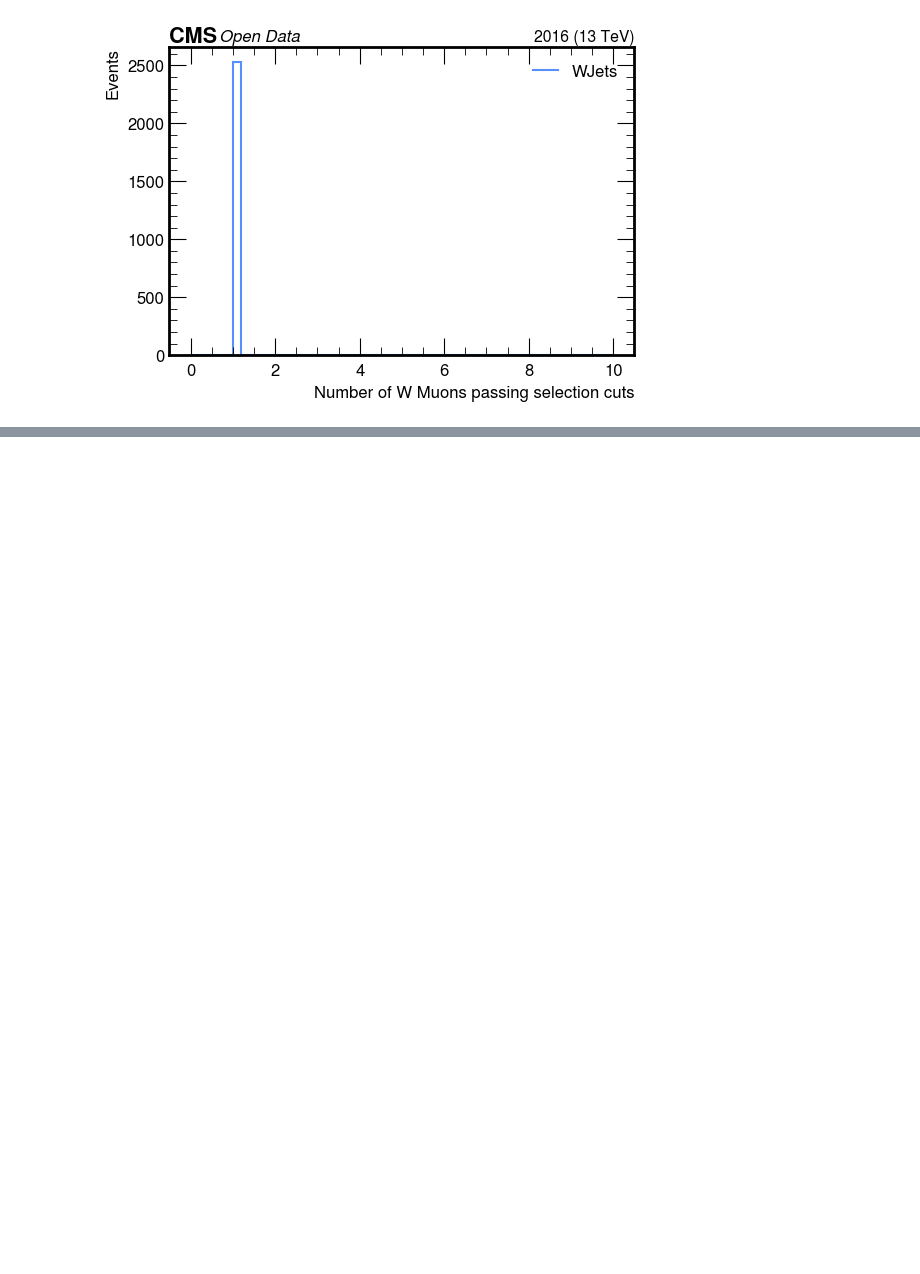
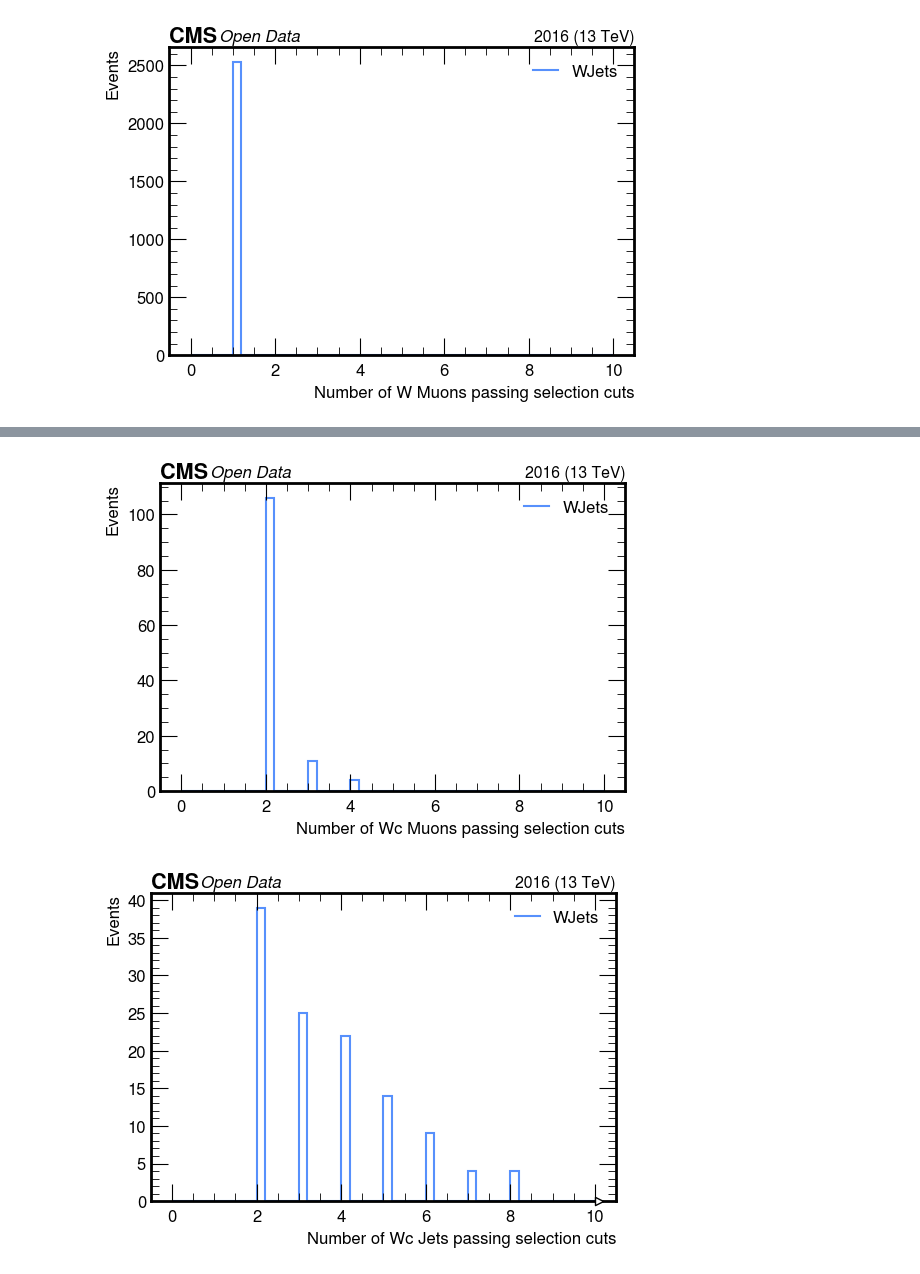
Before and after one commit to xondikoi03/charmTaggingAnalysis, a Jupyter notebook: Coffea/notebooks/WcAnalysis.ipynb, the cells around one changed output, grey strips where cells are left out. Saved outputs shown, nothing was run; the diff lists cells and outputs as text; code cells hidden in the pictures; blank space fills up the shorter version.

```diff
--- a/Coffea/notebooks/WcAnalysis.ipynb
+++ b/Coffea/notebooks/WcAnalysis.ipynb
@@ -95,8 +95,11 @@ Mt = np.sqrt(2 * Muon.pt * MET.pt * (1 - np.cos(Muon.phi - MET.phi)))
 Mt_Cut = (Mt > 50)
 W_MuMask = W_MuMask & Mt_Cut
 W_Muons = Muon[W_MuMask]
+# Select events with exactly one W muon:
 nMu = dak.num(W_Muons.pt)
-W_Muons = W_Muons[nMu == 1]  # Exactly events with one muon
+evt_has_1WMu = (nMu == 1)
+
+W_Muons = W_Muons[evt_has_1WMu]
 # %%
 n_WMu = dak.num(W_Muons.pt)
 make_hist(
@@ -150,0 +160,31 @@ make_hist(
+# %%
+Wc_Events = events[evt_has_1WMu & evt_has_cJet]
+# %%
+Wc_Muons = Wc_Events.Muon
+Wc_Jets = Wc_Events.Jet
+
+nWcMuons = dak.num(Wc_Muons.pt)
+nWcJets = dak.num(Wc_Jets.pt)
+# %%
+make_hist(
+    nWcMuons,
+    50, 0, 10,
+    "Number of Wc Muons passing selection cuts",
+    "Events",
+    "WJets",
+    fname=None,
+    logy=False
+)
+
+make_hist(
+    nWcJets,
+    50, 0, 10,
+    "Number of Wc Jets passing selection cuts",
+    "Events",
+    "WJets",
+    fname=None,
+    logy=False
+)
+# %% [output]
+[figure, added]
+[figure, added]
```
Also changed, not shown: parts of 5 cells of this notebook.
